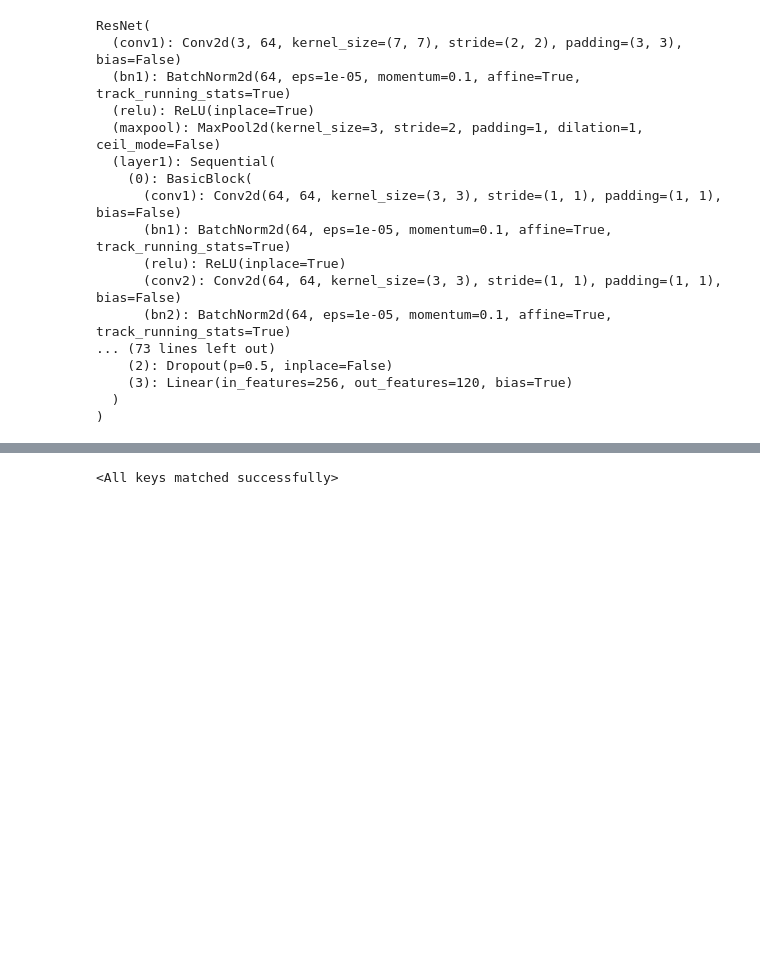
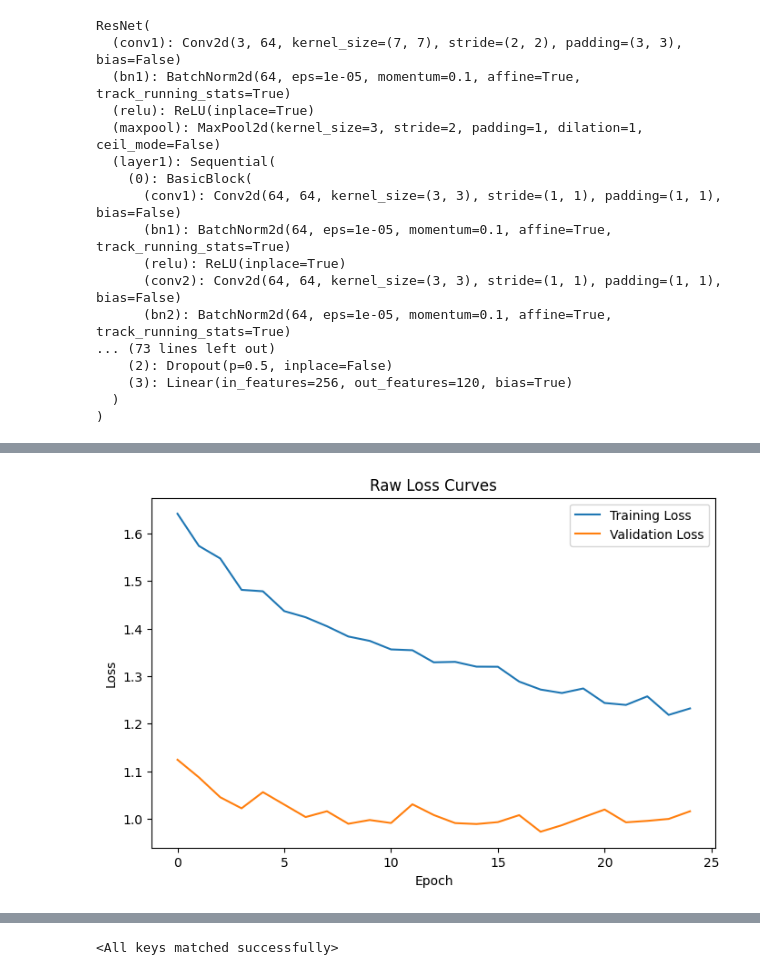
Before and after one commit to v1w35h/cs325_final, a Jupyter notebook: model_nn.ipynb, the cells around one changed output, grey strips where cells are left out. Drawn from its saved outputs; the diff is of its cells as text; code cells hidden in the pictures; blank space fills up the shorter version.

Commit message:
training and tracking raw/avg loss

```diff
--- a/model_nn.ipynb
+++ b/model_nn.ipynb
@@ -147,7 +158,7 @@ train_loader = DataLoader(
     train_dataset,
     batch_size=64,
     shuffle=True,
-    num_workers=0, # when running on windows num_worker must equal zero, there is a well known pytorch bug forcing this
+    num_workers=8, # when running on windows num_worker must equal zero, there is a well known pytorch bug forcing this
     pin_memory=False
 )
 
@@ -155,7 +166,7 @@ val_loader = DataLoader(
     val_dataset,
     batch_size=64,
     shuffle=False,
-    num_workers=0,
+    num_workers=8,
     pin_memory=False
 )
 
@@ -163,7 +174,7 @@ test_loader = DataLoader(
     test_dataset,
     batch_size=64,
     shuffle=False,
-    num_workers=0,
+    num_workers=8,
     pin_memory=False
 )
 # %%
@@ -231,7 +242,7 @@ ResNet(
 criterion = nn.CrossEntropyLoss() # we'll be using CrossEntropy loss
 # This is our optimizer, ADAM is similar to an improved verison of stochastic
 # gradient descent designed specifically for deep learning
-optimizer = optim.Adam(cnn.fc.parameters(), lr=1e-4, weight_decay=1e-4)
+optimizer = optim.Adam(cnn.fc.parameters(), lr=1e-3, weight_decay=1e-4)
 # %%
 # TRAINING LOOP
 
@@ -240,6 +251,9 @@ optimizer = optim.Adam(cnn.fc.parameters(), lr=1e-4, weight_decay=1e-4)
 # Our training function takes in a reference to our model, our training and validation
 # loaders, a loss function, an optimizer, and a number of epochs to train for
 def train(model, train_loader, val_loader, criterion, optimizer, num_epochs):
+    train_losses = []
+    val_losses = []
+
     for epoch in range(num_epochs):
         model.train()
 
@@ -265,6 +279,8 @@ def train(model, train_loader, val_loader, criterion, optimizer, num_epochs):
         epoch_acc = running_corrects / len(train_loader.dataset)
         print(f"Epoch {epoch+1}/{num_epochs} | Train Loss: {epoch_loss} | Accuracy: {epoch_acc}")
 
+        train_losses.append(epoch_loss)
+
         # Validation loop
         # BLAME: Kyle Bomar ***
 
@@ -283,6 +299,10 @@ def train(model, train_loader, val_loader, criterion, optimizer, num_epochs):
         val_loss /= len(val_loader.dataset)
         val_acc = val_corrects / len(val_loader.dataset)
         print(f"Validation Loss: {val_loss} | Accuracy: {val_acc}")
+
+        val_losses.append(val_loss)
+
+    return train_losses, val_losses
 # %%
 def evaluate(model, test_loader):
     model.eval()
@@ -305,3 +330,3 @@ def evaluate(model, test_loader):
 # %%
-train(cnn, train_loader, val_loader, criterion, optimizer, num_epochs=5)
+train_loss, val_loss = train(cnn, train_loader, val_loader, criterion, optimizer, num_epochs=25)
 # %% [output]
@@ -317,0 +347,12 @@ Validation Loss: 2.3912030819284302 | Accuracy: 0.5643031784841076
+# %%
+fig = plt.figure(figsize=(8,5))
+plt.plot(train_loss, label='Training Loss')
+plt.plot(val_loss, label='Validation Loss')
+plt.xlabel('Epoch')
+plt.ylabel('Loss')
+plt.title('Raw Loss Curves')
+plt.legend()
+plt.show()
+fig.savefig("results_figures/raw_loss.jpg")
+# %% [output]
+[figure, added]
```
Also changed, not shown: parts of 7 cells of this notebook, 3 other files.
